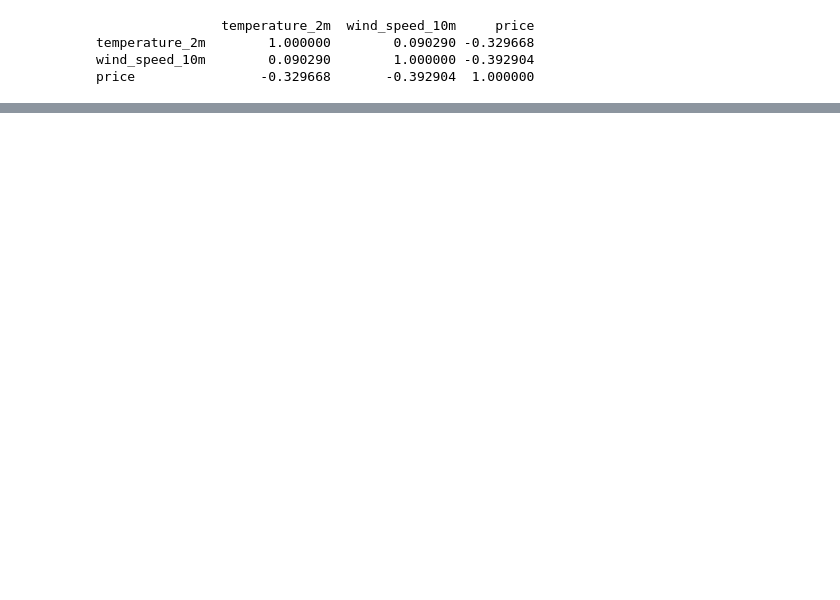
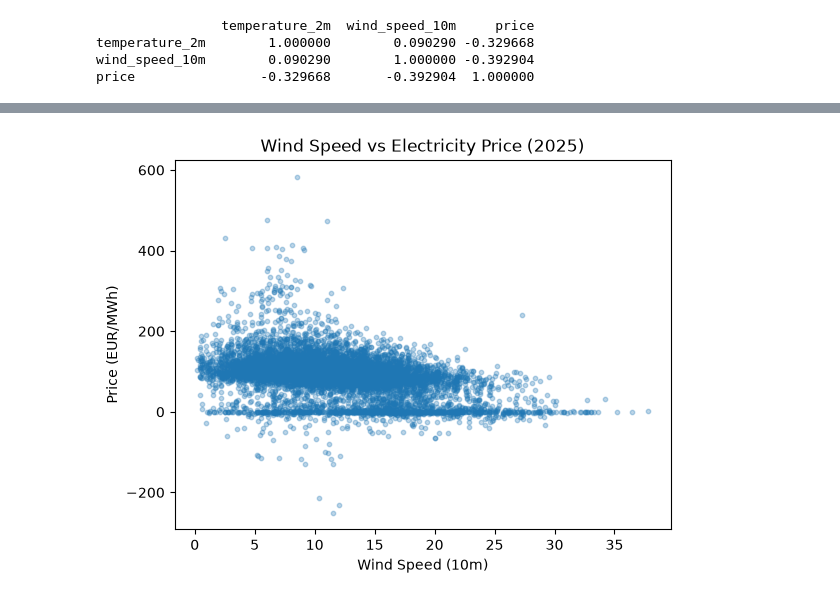
Before and after one commit to imon333/DE_Electricity_price_forecasting, a Jupyter notebook: notebooks/eda.ipynb, the cells around one changed output, grey strips where cells are left out. Cells and saved outputs as stored; diff of their text form; code cells hidden in the pictures; blank space fills up the shorter version.

Commit message:
till plot scatter and chekign the graph

```diff
--- a/notebooks/eda.ipynb
+++ b/notebooks/eda.ipynb
@@ -26,0 +43,10 @@ price                -0.329668       -0.392904  1.000000
+# %%
+import matplotlib.pyplot as plt
+
+plt.scatter(df["wind_speed_10m"], df["price"], alpha=0.3, s=10)
+plt.xlabel("Wind Speed (10m)")
+plt.ylabel("Price (EUR/MWh)")
+plt.title("Wind Speed vs Electricity Price (2025)")
+plt.show()
+# %% [output]
+[figure, added]
```
Also changed, not shown: parts of 5 cells of this notebook.
